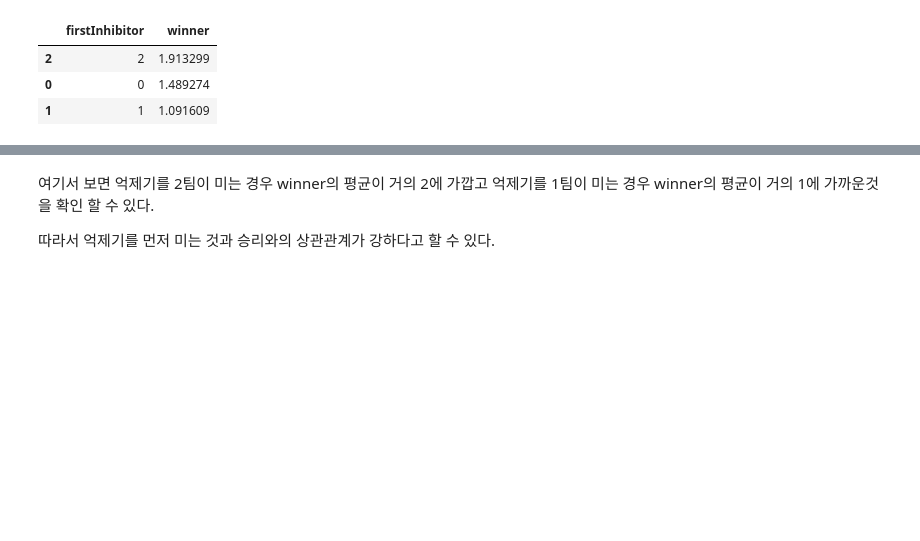
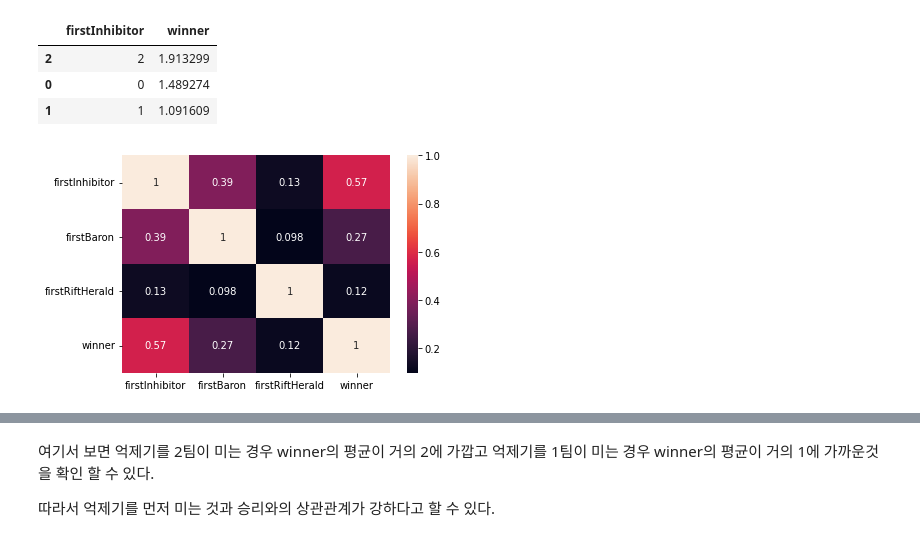
Before and after one commit to youngwoo3283/project2-section02, a Jupyter notebook: project2.ipynb, the cells around one changed output, grey strips where cells are left out. Drawn from its saved outputs; the diff is of its cells as text; code cells hidden in the pictures; blank space fills up the shorter version.

```diff
--- a/project2.ipynb
+++ b/project2.ipynb
@@ -703,0 +721,5 @@ data_game[["firstInhibitor","winner"]].groupby(["firstInhibitor"],as_index = Fal
+# %%
+sns.heatmap(data_game[["firstInhibitor","firstBaron","firstRiftHerald","winner"]].corr(),annot = True)
+plt.show()
+# %% [output]
+[figure, added]
```
Also changed, not shown: parts of 24 cells of this notebook.
